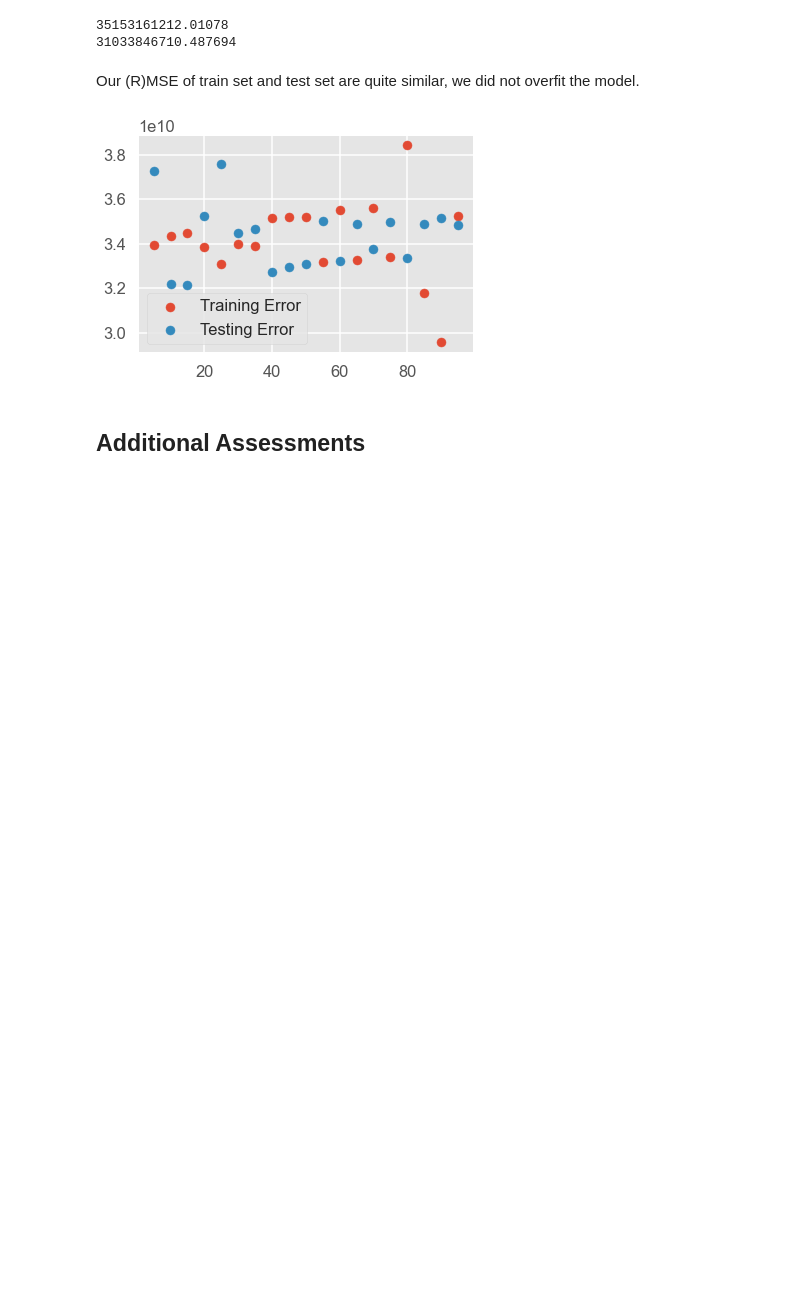
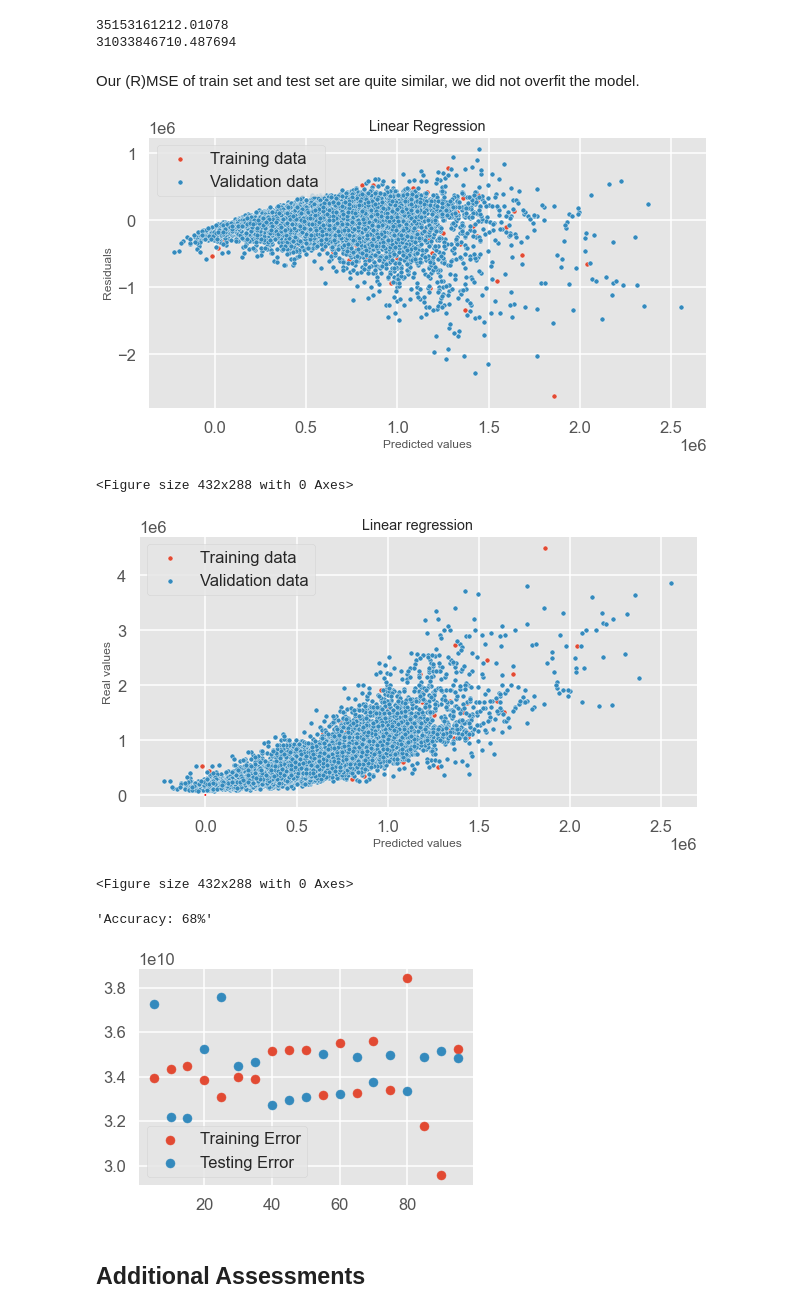
Before and after one commit to baotramduong/Portfolio_Project_Multivariate_Linear_Regression_King_County_Housing, a Jupyter notebook: Part II - Machine Learning.ipynb, the cells around one changed output. Saved outputs shown, nothing was run; the diff lists cells and outputs as text; code cells hidden in the pictures; blank space fills up the shorter version.

```diff
--- a/Part II - Machine Learning.ipynb
+++ b/Part II - Machine Learning.ipynb
@@ -407,6 +411,47 @@ print(test_mse)
 31033846710.487694
 # %% [markdown]
 Our (R)MSE of train set and test set are quite similar, we  did not overfit the model.
+# %%
+#plot residuals: Residual = Observed – Predicted
+plt.figure(figsize = (10, 5))
+sns.scatterplot(x = y_hat_train, y = y_hat_train - y_train,
+                s = 25, label = "Training data")
+sns.scatterplot(x = y_hat_test, y = y_hat_test - y_test,
+                s = 25, label = "Validation data")
+
+plt.title("Linear Regression")
+plt.xlabel("Predicted values")
+plt.ylabel("Residuals")
+plt.legend(loc = "upper left")
+plt.hlines(y = 0, xmin = 11.5, xmax = 15.5, color = "red")
+plt.show()
+plt.savefig('./Data & Figures/residuals_scatterplot')
+
+#plot predictions
+plt.figure(figsize = (10, 5))
+sns.scatterplot(x = y_hat_train, y = y_train,
+                s = 25, label = "Training data")
+sns.scatterplot(x = y_hat_test, y = y_test,
+                s = 25, label = "Validation data")
+
+plt.title("Linear regression")
+plt.xlabel("Predicted values")
+plt.ylabel("Real values")
+plt.legend(loc = "upper left")
+plt.plot([11.5, 15.5], [11.5, 15.5], c = "red")
+plt.show()
+plt.savefig('./Data & Figures/predictions_scatterplot')
+# %% [output]
+[figure, added]
+<Figure size 432x288 with 0 Axes>
+[figure, added]
+<Figure size 432x288 with 0 Axes>
+# %%
+#get accuracy percentage
+accuracy = linreg.score(X_test, y_test)
+"Accuracy: {}%".format(int(round(accuracy * 100)))
+# %% [output]
+'Accuracy: 68%'
 # %%
 #evaluating the effect of train-test split size
 import random
```
Also changed, not shown: parts of 2 cells of this notebook.
